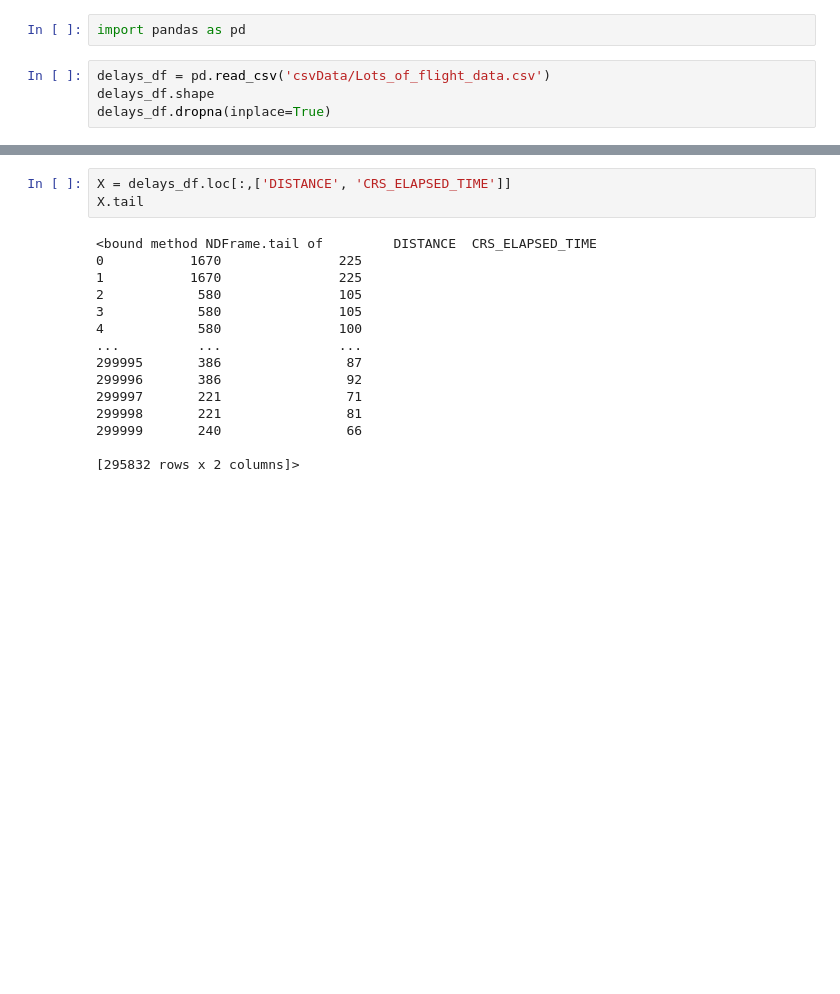
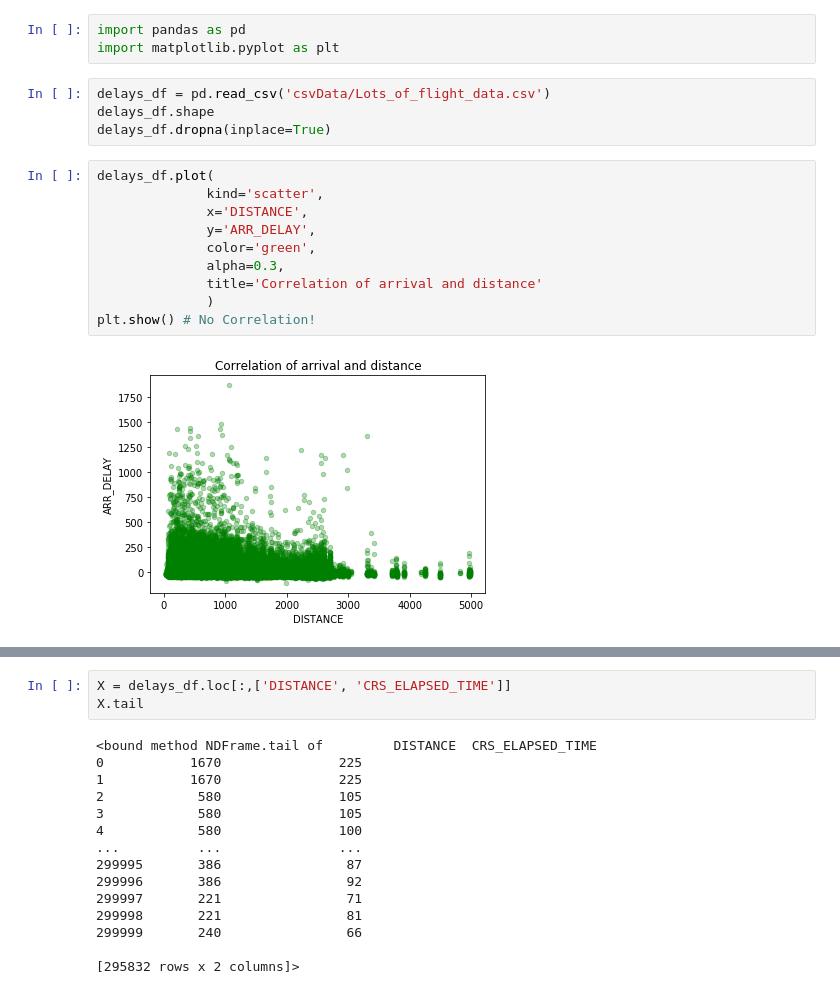
Before and after one commit to gyheo/Basic, a Jupyter notebook: Python/scikit-learn.ipynb, the cells around one changed output, grey strips where cells are left out. Saved outputs shown, nothing was run; the diff lists cells and outputs as text; blank space fills up the shorter version.

Commit message:
Practice matplotlib by drawing a scatter

```diff
--- a/Python/scikit-learn.ipynb
+++ b/Python/scikit-learn.ipynb
@@ -1,6 +1,19 @@
 # %%
 import pandas as pd
+import matplotlib.pyplot as plt
 # %%
 delays_df = pd.read_csv('csvData/Lots_of_flight_data.csv')
 delays_df.shape
 delays_df.dropna(inplace=True)
+# %%
+delays_df.plot(
+              kind='scatter',
+              x='DISTANCE',
+              y='ARR_DELAY',
+              color='green',
+              alpha=0.3,
+              title='Correlation of arrival and distance'
+              )
+plt.show() # No Correlation!
+# %% [output]
+[figure, added]
```
Also changed, not shown: parts of 1 cell of this notebook.
